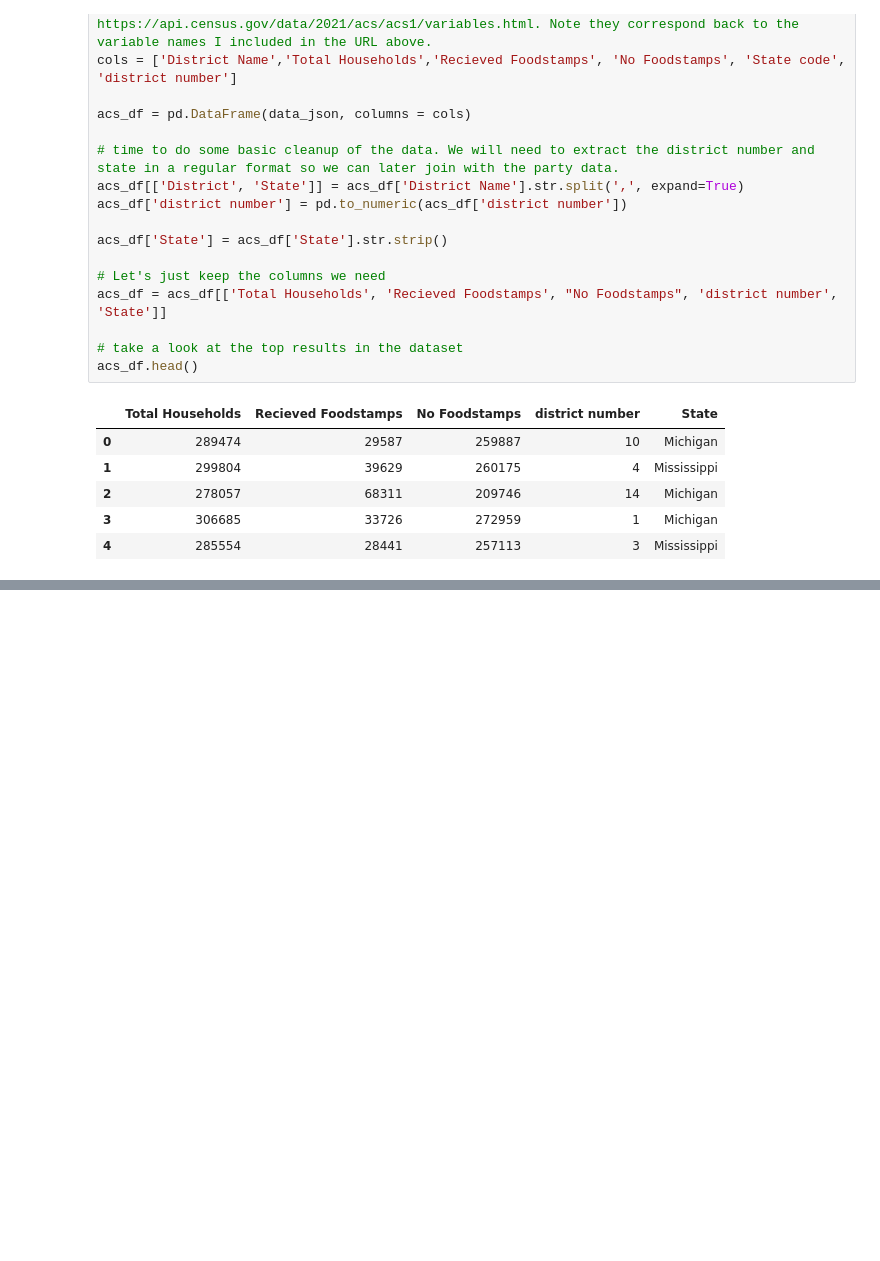
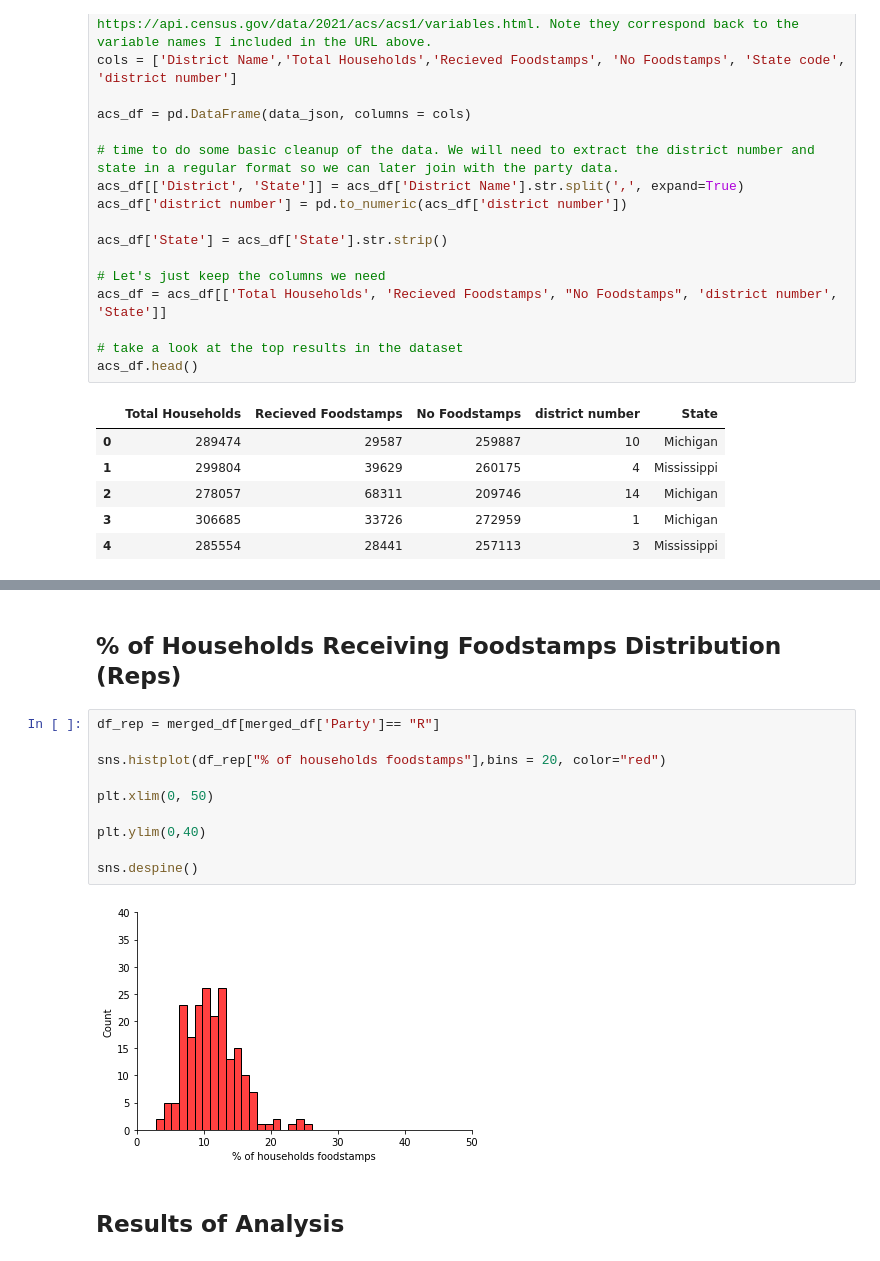
Before and after one commit to bdesgarennes/Analytics, a Jupyter notebook: Notebook_Proj.ipynb, the cells around one changed output, grey strips where cells are left out. Saved outputs shown, nothing was run; the diff lists cells and outputs as text; blank space fills up the shorter version.

```diff
--- a/Notebook_Proj.ipynb
+++ b/Notebook_Proj.ipynb
@@ -48,0 +213,16 @@ acs_df.head()
+# %% [markdown]
+## % of Households Receiving Foodstamps Distribution (Reps)
+# %%
+df_rep = merged_df[merged_df['Party']== "R"]
+
+sns.histplot(df_rep["% of households foodstamps"],bins = 20, color="red")
+
+plt.xlim(0, 50)
+
+plt.ylim(0,40)
+
+sns.despine()
+# %% [output]
+[figure, added]
+# %% [markdown]
+## Results of Analysis
```
Also changed, not shown: parts of 19 cells of this notebook.
